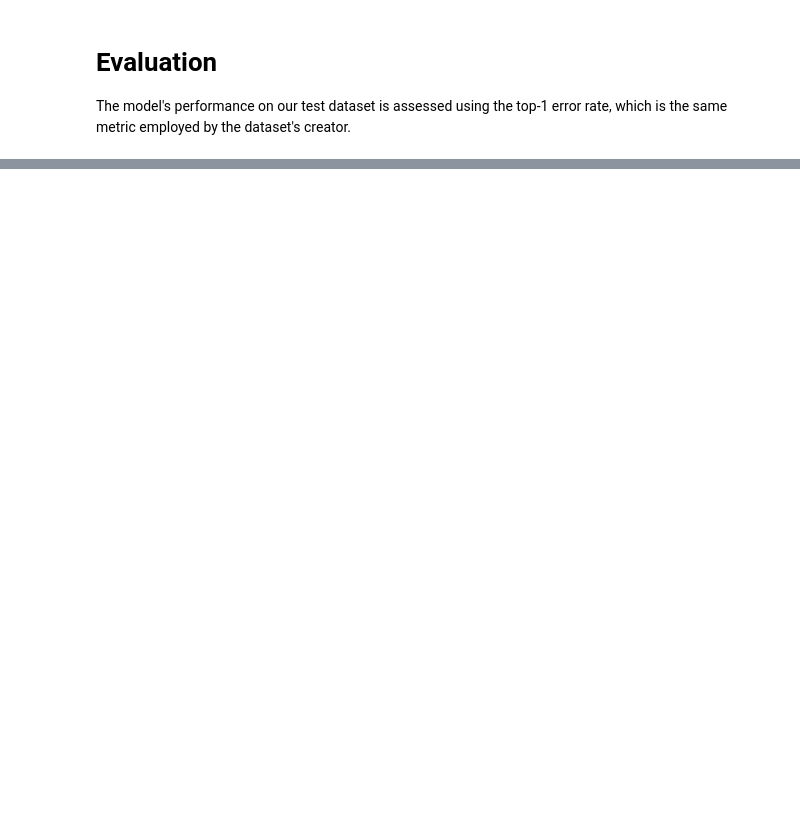
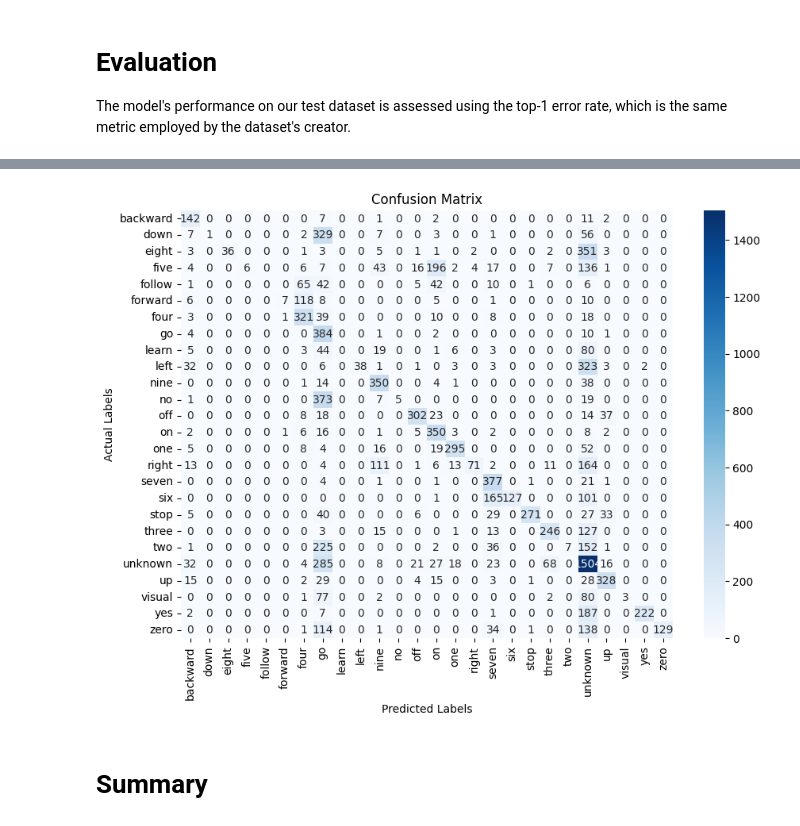
Before and after one commit to theMaren/HDA-KWS-Project, a Jupyter notebook: Baseline_model.ipynb, the cells around one changed output, grey strips where cells are left out. Cells and saved outputs as stored; diff of their text form; code cells hidden in the pictures; blank space fills up the shorter version.

```diff
--- a/Baseline_model.ipynb
+++ b/Baseline_model.ipynb
@@ -301,0 +308,6 @@ plt.show()
+# %%
+evaluation.plot_confusion_matrix(true_labels,predictions,label_lookup)
+# %% [output]
+[figure, added]
+# %% [markdown]
+# Summary
```
Also changed, not shown: parts of 27 cells of this notebook, 2 other files.
